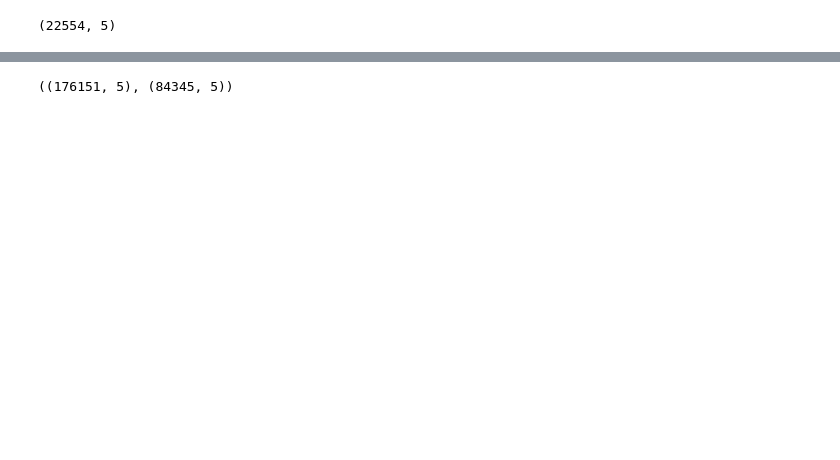
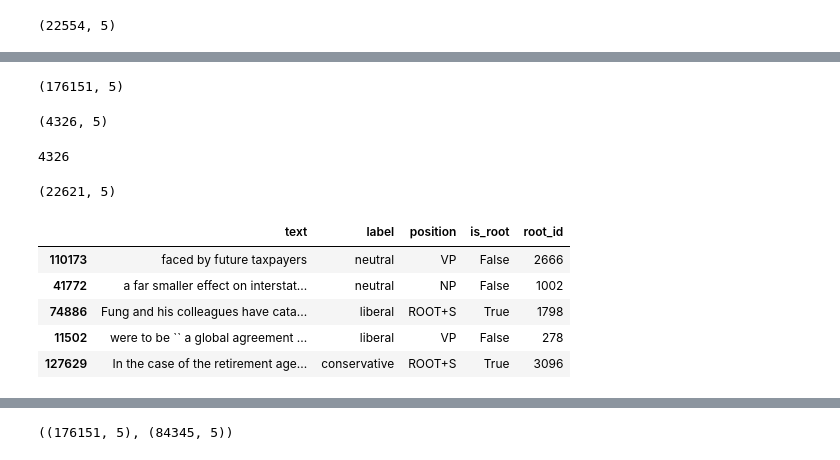
Before and after one commit to alexdauenhauer/Political-Bias-Detection, a Jupyter notebook: prelimDataExploration.ipynb, the cells around one changed output, grey strips where cells are left out. Drawn from its saved outputs; the diff is of its cells as text; code cells hidden in the pictures; blank space fills up the shorter version.

```diff
--- a/prelimDataExploration.ipynb
+++ b/prelimDataExploration.ipynb
@@ -184,0 +260,26 @@ neutDf.loc[neutDf.label != None].shape
+# %%
+df.shape
+# %% [output]
+(176151, 5)
+# %%
+df[df.is_root].shape
+# %% [output]
+(4326, 5)
+# %%
+len(df[df.is_root].root_id.unique())
+# %% [output]
+4326
+# %%
+df.loc[df.label.notna()].shape
+# %% [output]
+(22621, 5)
+# %%
+df = df.dropna(subset=['label'])
+df.sample(5)
+# %% [output]
+|  | text | label | position | is_root | root_id |
+| 110173 | faced by future taxpayers | neutral | VP | False | 2666 |
+| 41772 | a far smaller effect on interstat... | neutral | NP | False | 1002 |
+| 74886 | Fung and his colleagues have cata... | liberal | ROOT+S | True | 1798 |
+| 11502 | were to be `` a global agreement ... | liberal | VP | False | 278 |
+| 127629 | In the case of the retirement age... | conservative | ROOT+S | True | 3096 |
```
Also changed, not shown: parts of 29 cells of this notebook, 2 other files.
